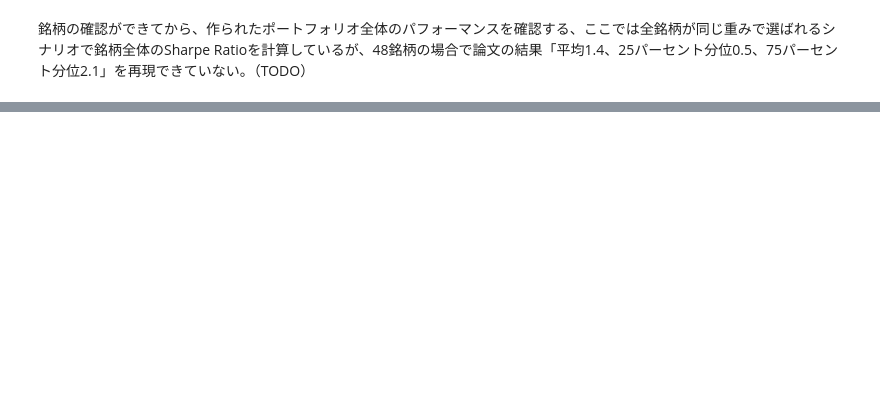
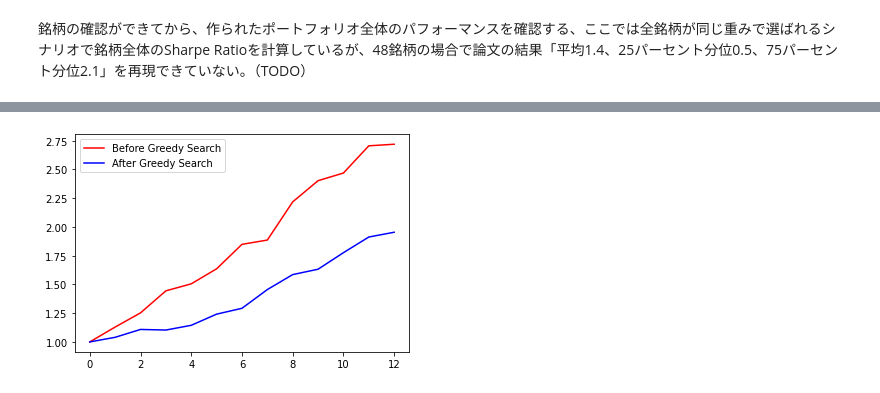
Before and after one commit to OpenJij/OpenJijTutorial, a Jupyter notebook: source/ja/013-ReverseQuantumAnnealing.ipynb, the cells around one changed output, grey strips where cells are left out. Saved outputs shown, nothing was run; the diff lists cells and outputs as text; code cells hidden in the pictures; blank space fills up the shorter version.

Commit message:
Add description about portfolio optimization and RQA

```diff
--- a/source/ja/013-ReverseQuantumAnnealing.ipynb
+++ b/source/ja/013-ReverseQuantumAnnealing.ipynb
@@ -867,0 +349,17 @@ plt.show()
+# %%
+#銘柄セットを再生成する
+#ここからさっきのステップはこの銘柄セットをずっと使う
+Nassets = 48
+
+Chart = CreateAssets(Nassets)
+PairwiseCorrMat = CreateCorrMat(Chart)
+SR_list = list()
+
+for asset in Chart:
+    SR_list.append(CalculateSharpeRatio(asset))
+
+#Bucketの翻訳
+SRBucket(SR_list)
+CorrelationBucket(PairwiseCorrMat)
+
+#print(PairwiseCorrMat)　#ペアワイズ相関行列の確認
@@ -867,0 +373,58 @@ plt.show()
+# %%
+#Greedy Search
+
+#初期状態生成
+Solution = GenerateRandomSolution(Nassets)
+print("Initial random selection:")
+print(Solution, EvaluateSolution(Solution, Chart))
+print("")
+
+selected_charts = list()
+for i in range(Nassets):
+    if Solution[i] == 1:
+        selected_charts.append(Chart[i])
+portfolioChart = np.mean(selected_charts, axis=0)
+
+#初期状態に基づいてエネルギーの初期化を行う
+Energies = list()
+for iasset in range(Nassets):
+    h = hi(SR_list, PairwiseCorrMat, iasset)
+    energyTuple = [-1*abs(h), h , iasset]
+    Energies.append(energyTuple)
+
+#貪欲サーチの実行
+NGreedyLoop = 10
+for i in range(NGreedyLoop):
+    heapq.heapify(Energies)
+
+    ntry = 0
+    #print(Energies) #エネルギー変化を確認
+    while(ntry < len(Energies)):
+        x, e, i = heapq.heappop(Energies)
+        if e > 0:
+            Solution[i] = -1.
+        else:
+            Solution[i] = 1.
+        for ie in Energies:
+            n = ie[2]
+            ie[1] = ie[1] + Solution[i]*(jij(PairwiseCorrMat, i, n) + jij(PairwiseCorrMat, n, i))
+            ie[0] = -ie[1]
+        ntry+=1
+
+
+#貪欲サーチの出力
+print("Selection After Greedy Search:")
+print(Solution, EvaluateSolution(Solution, Chart))
+print("")
+
+selected_charts2 = list()
+for i in range(Nassets):
+    if Solution[i] == 1:
+        selected_charts2.append(Chart[i])
+portfolioChart2 = np.mean(selected_charts2, axis=0)
+
+plt.plot(list(range(13)), portfolioChart,color="r",label="Before Greedy Search")
+plt.plot(list(range(13)), portfolioChart2,color="b",label="After Greedy Search")
+plt.legend()
+plt.show()
+# %% [output]
@@ -867,0 +438 @@ plt.show()
+[figure, added]
```
Also changed, not shown: parts of 55 cells of this notebook, 2 other files.
